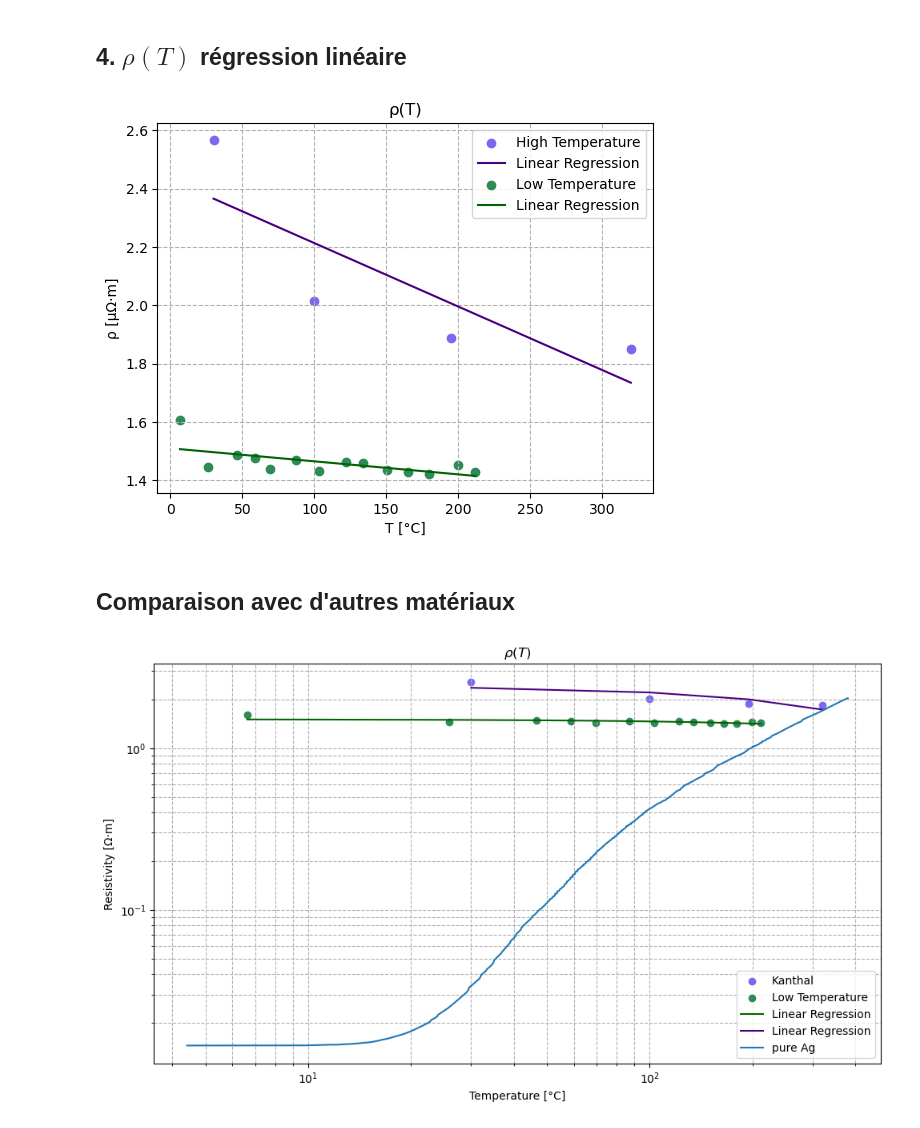
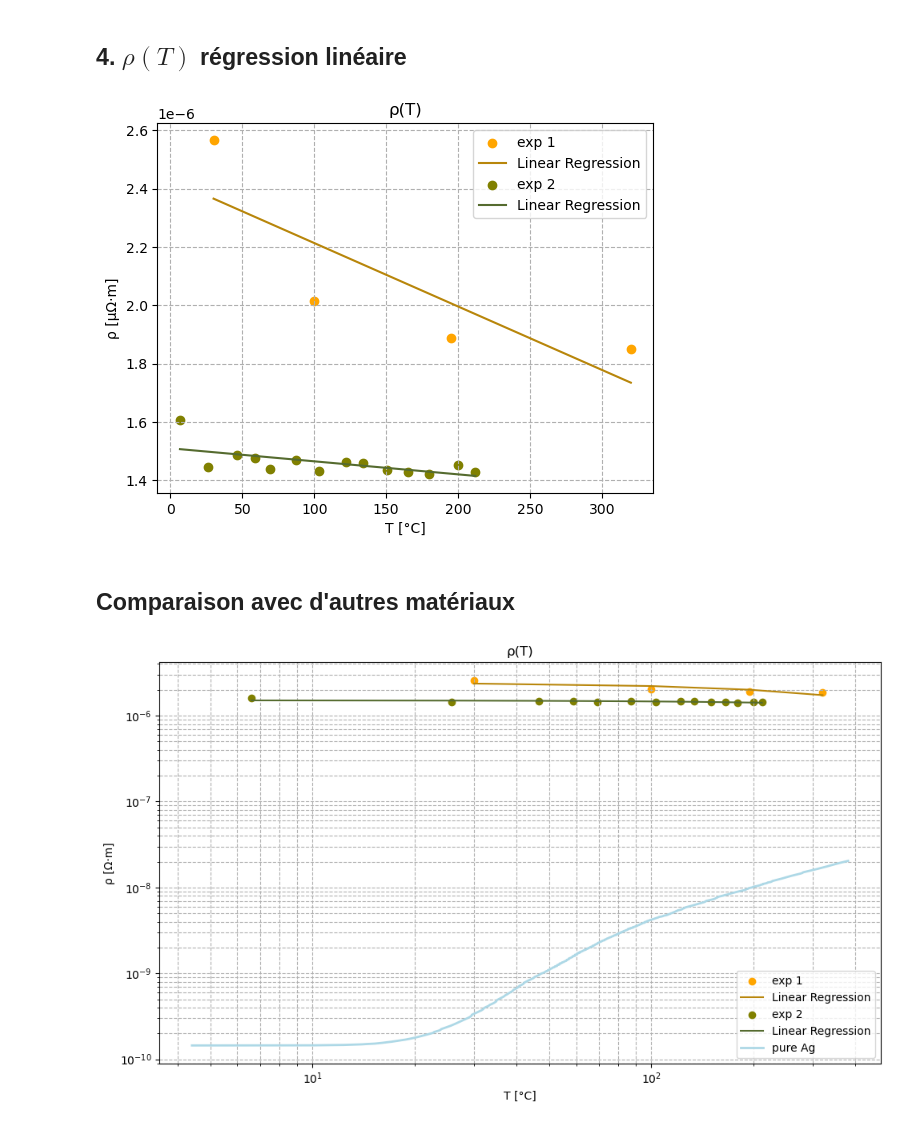
Before and after one commit to rbellens1/ProjetChimie, a Jupyter notebook: Conductivity/rho.ipynb, the cells around one changed output. Saved outputs shown, nothing was run; the diff lists cells and outputs as text; code cells hidden in the pictures.

```diff
--- a/Conductivity/rho.ipynb
+++ b/Conductivity/rho.ipynb
@@ -150,16 +149,10 @@ print(T_pred)
 rho_HT_pred, drhodT_HT, MSEHT,model = lin_Reg(rho_HT_list, T)
 rho_BT_pred, drhodT_BT, MSEBT,model = lin_Reg(rho_BT_list, T_pred)
 
-
-
-plt.scatter(T, rho_HT_list*1e06, color='mediumslateblue', label='High Temperature')
-plt.plot(T, rho_HT_pred*1e06, color='indigo', label='Linear Regression')
-
-
-plt.scatter(T_pred, rho_BT_list*1e06, color='seagreen', label='Low Temperature')
-plt.plot(T_pred, rho_BT_pred*1e06, color='darkgreen', label='Linear Regression')
-
-
+plt.scatter(T, rho_HT_list, color='orange', label='exp 1')
+plt.plot(T, rho_HT_pred, color='darkgoldenrod', label='Linear Regression')
+plt.scatter(T_pred, rho_BT_list, color='olive', label='exp 2')
+plt.plot(T_pred, rho_BT_pred, color='darkolivegreen', label='Linear Regression')
 
 plt.xlabel('T [°C]')
 plt.ylabel('ρ [μΩ·m]')
@@ -168,7 +161,7 @@ plt.legend()
 plt.grid(True, linestyle='dashed')
 plt.show()
 # %% [output]
-[figure, old version]
+[figure, new version]
 # %% [markdown]
 ## Comparaison avec d'autres matériaux
 # %%
@@ -182,41 +175,42 @@ data = data.dropna()
 
 # Convert columns to numeric (if not already)
 data['Temperature'] = pd.to_numeric(data['Temperature'], errors='coerce')
 data['Resistivity'] = pd.to_numeric(data['Resistivity'], errors='coerce')
 
 # Drop rows with non-numeric values
 data = data.dropna()
 
 # Group by Temperature and calculate the mean Resistivity for each Temperature
 data_grouped = data.groupby('Temperature', as_index=False).mean()
 
 # Apply a moving average to smooth the data
 window_size = 10  # Adjust the window size for smoothing
 data_grouped['Smoothed_Resistivity'] = data_grouped['Resistivity'].rolling(window=window_size, center=True).mean()
-
+data_grouped['Smoothed_Resistivity'] *= 1e-8
 # Drop rows with NaN values introduced by the rolling window
 data_grouped = data_grouped.dropna()
 
 # Plot the resistivity as a function of temperature on a log-log scale
 plt.figure(figsize=(10, 6))
 
-plt.scatter(T, rho_HT_list*1e06, color='mediumslateblue', label='Kanthal')
-plt.scatter(T_pred, rho_BT_list*1e06, color='seagreen', label='Low Temperature')
+# Kanthal data
+plt.scatter(T, rho_HT_list, color='orange', label='exp 1')
+plt.plot(T, rho_HT_pred, color='darkgoldenrod', label='Linear Regression')
+plt.scatter(T_pred, rho_BT_list, color='olive', label='exp 2')
+plt.plot(T_pred, rho_BT_pred, color='darkolivegreen', label='Linear Regression')
 
-plt.loglog(T_pred, rho_BT_pred*1e06, color='darkgreen', label='Linear Regression')
-plt.loglog(T, rho_HT_pred*1e06, color='indigo', label='Linear Regression')
-
-plt.loglog(data_grouped['Temperature'], data_grouped['Smoothed_Resistivity'], linestyle='-', label='pure Ag')
+# Ag data
+plt.loglog(data_grouped['Temperature'], data_grouped['Smoothed_Resistivity'], linestyle='-', label='pure Ag',color = 'lightblue',linewidth=2)
 
 # Add labels, title, and legend
-plt.xlabel('Temperature [°C]')
-plt.ylabel('Resistivity [Ω·m]')
-plt.title(r'$\rho(T)$')
+plt.xlabel('T [°C]')
+plt.ylabel('ρ [Ω·m]')
+plt.title('ρ(T)')
 plt.legend()
 plt.grid(True, which="both", linestyle='dashed')
 
 # Show the plot
 plt.tight_layout()
 plt.show()
 # %% [output]
-[figure, old version]
+[figure, new version]
```
Also changed, not shown: parts of 1 cell of this notebook.
